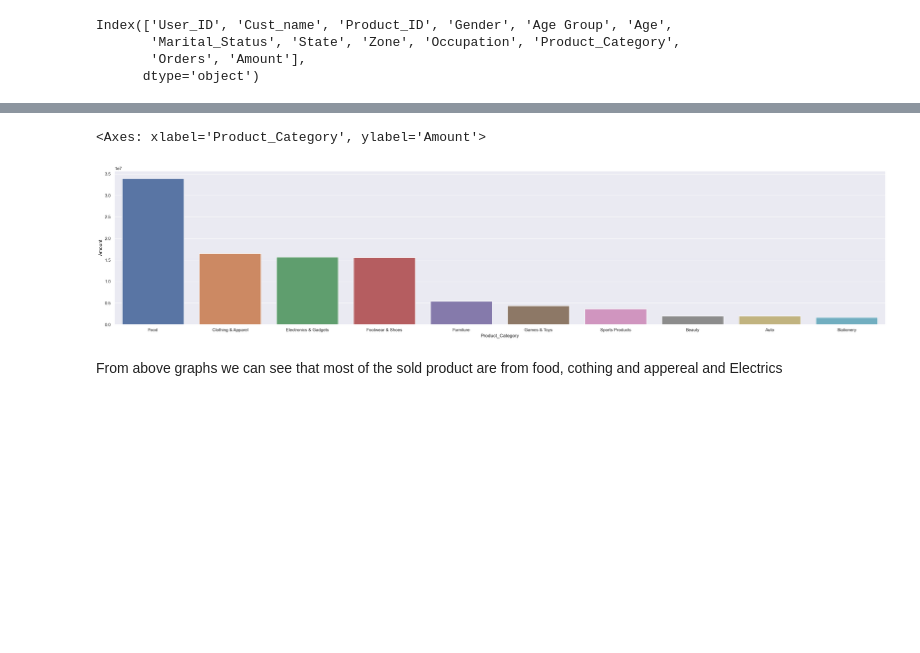
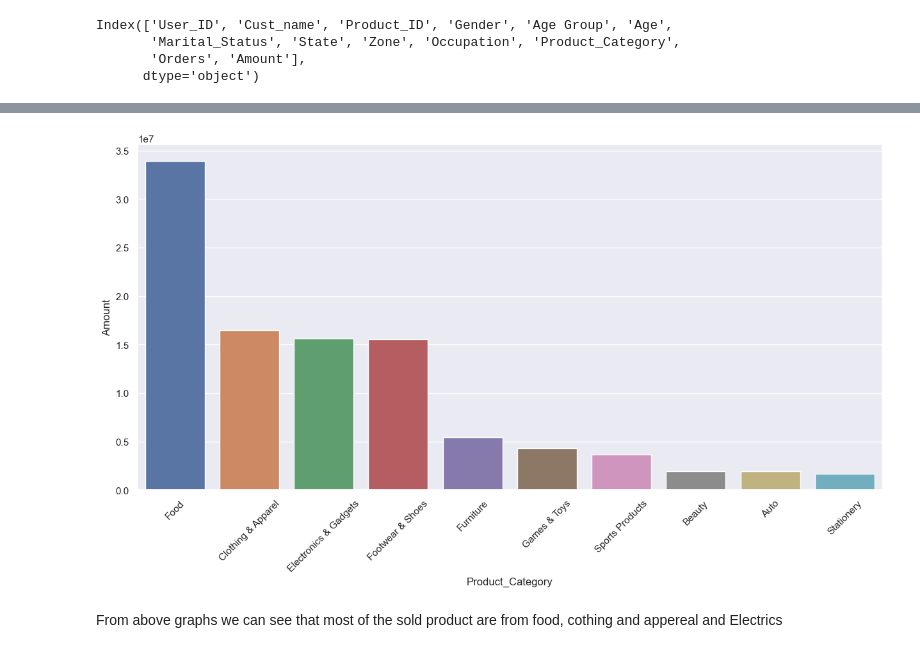
Before and after one commit to ahsanmasum88/diwali_sales_analysis, a Jupyter notebook: diwali_sales_analysis.ipynb, the cells around one changed output, grey strips where cells are left out. Drawn from its saved outputs; the diff is of its cells as text; code cells hidden in the pictures; blank space fills up the shorter version.

```diff
--- a/diwali_sales_analysis.ipynb
+++ b/diwali_sales_analysis.ipynb
@@ -164,6 +164,7 @@ plt.savefig('./results/age_group2.png', dpi=300)
 # %%
 # total amount Vs age group
 sales_age = df.groupby(['Age Group'], as_index=False)['Amount'].sum().sort_values(by='Amount', ascending=False)
-sns.set(rc={'figure.figsize':(10,5)})
+sns.set(rc={'figure.figsize':(5,5)})
 sns.barplot(x = 'Age Group', y = 'Amount', data = sales_age,)
+plt.savefig('./results/age_group_by_amount.png', dpi=300)
 # %% [output]
@@ -280,7 +246,9 @@ Index(['User_ID', 'Cust_name', 'Product_ID', 'Gender', 'Age Group', 'Age',
       dtype='object')
 # %%
 ax = sns.countplot(data=df, x = 'Product_Category',)
-sns.set(rc={'figure.figsize':(25,3)})
+sns.set(rc={'figure.figsize':(15,3)})
 for bars in ax.containers:
     ax.bar_label(bars)
+    plt.xticks(rotation=45)
+plt.savefig('./results/product_category_by_number.png', dpi=300)
 # %% [output]
@@ -288,10 +256,11 @@ for bars in ax.containers:
 # %%
 sales_state = df.groupby(['Product_Category'], as_index=False)['Amount'].sum().sort_values(by='Amount', ascending=False).head(10)
-sns.set(rc={'figure.figsize':(35,7)})
+sns.set(rc={'figure.figsize':(15,7)})
 sns.barplot(x = 'Product_Category', y = 'Amount', data = sales_state)
+plt.xticks(rotation=45)
+plt.savefig('./results/product_category_by_amount_spend.png', dpi=300)
 # %% [output]
-<Axes: xlabel='Product_Category', ylabel='Amount'>
-[figure, old version]
+[figure, new version]
 # %% [markdown]
 From above graphs we can see that most of the sold product are from food, cothing and appereal and Electrics
 # %%
```
Also changed, not shown: parts of 10 cells of this notebook, 11 other files.
